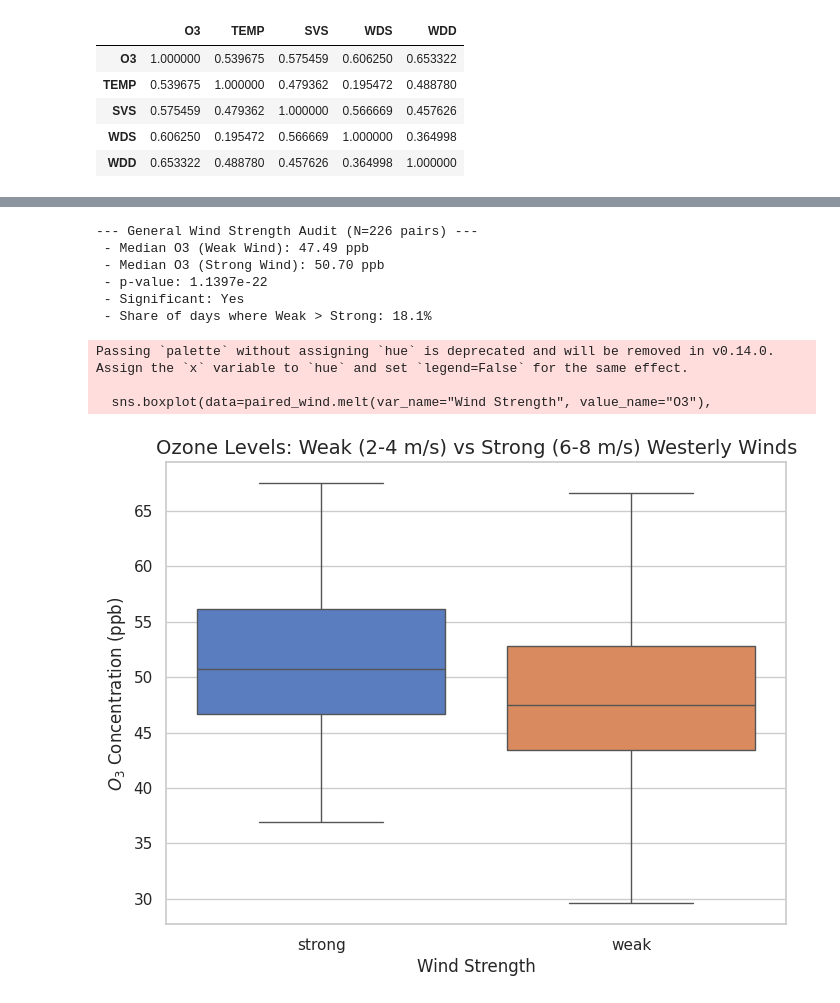
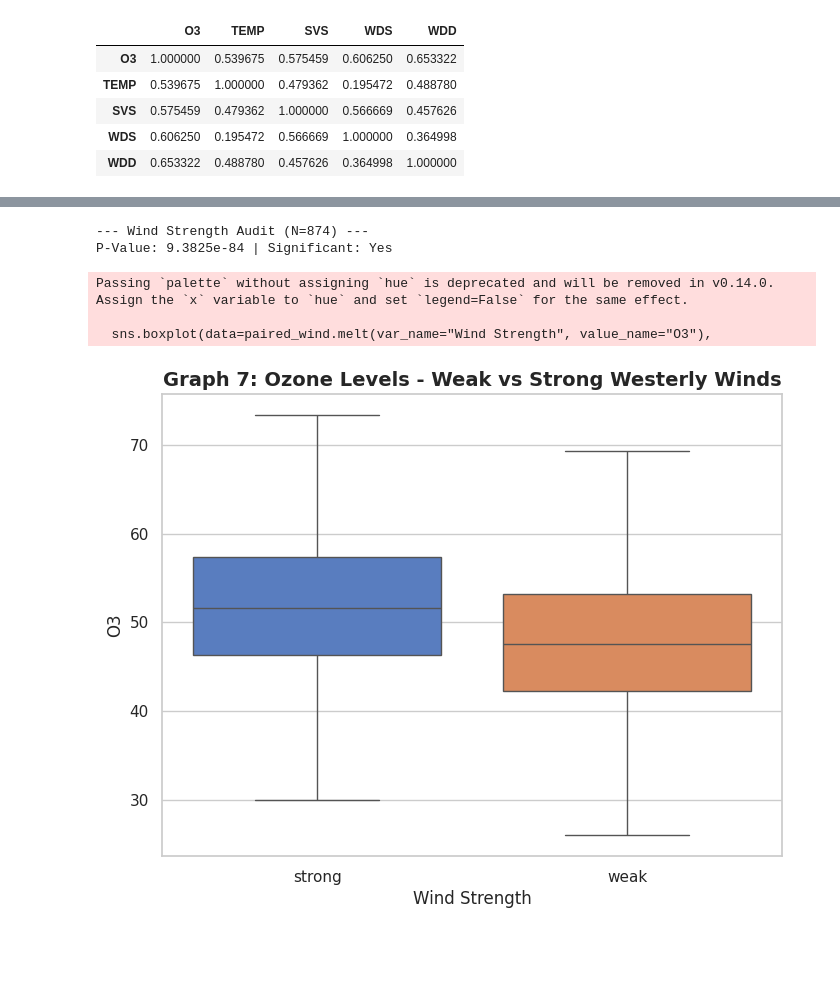
Before and after one commit to michelleshumilov1998-ai/Ozone-Air-Quality-Analysis, a Jupyter notebook: Code.ipynb, the cells around one changed output, grey strips where cells are left out. Drawn from its saved outputs; the diff is of its cells as text; code cells hidden in the pictures; blank space fills up the shorter version.

```diff
--- a/Code.ipynb
+++ b/Code.ipynb
@@ -1081,52 +1317,36 @@ Name: count, dtype: int64
 # %%
 # ============================================================
-# 26. Wind Strength Significance Audit (General)
+# 27. Wind Strength Audit: Transport Mechanism Verification
 # ============================================================
-# Compares O3 levels between 'Weak' (2-4 m/s) and 'Strong' (6-8 m/s) winds.
-# Paired by station and date to isolate the effect of wind transport (Slide 16).
+if 'df_west' in locals():
+    df_ws = df_west.copy()
+    df_ws["wind_strength"] = pd.NA
+    df_ws.loc[(df_ws["WDS"] >= 2) & (df_ws["WDS"] <= 4), "wind_strength"] = "weak"
+    df_ws.loc[(df_ws["WDS"] >= 6) & (df_ws["WDS"] <= 8), "wind_strength"] = "strong"
 
-from scipy.stats import wilcoxon
+    daily_o3 = df_ws.dropna(subset=["wind_strength"]).groupby(["station", "date", "wind_strength"])["O3"].mean().reset_index()
+    paired_wind = daily_o3.pivot_table(index=["station", "date"], columns="wind_strength", values="O3").dropna()
 
-# 1. Classification & Data Preparation
-df_ws = df_west.copy()
-df_ws["wind_strength"] = pd.NA
-df_ws.loc[(df_ws["WDS"] >= 2) & (df_ws["WDS"] <= 4), "wind_strength"] = "weak"
-df_ws.loc[(df_ws["WDS"] >= 6) & (df_ws["WDS"] <= 8), "wind_strength"] = "strong"
+    if len(paired_wind) >= 10:
+        stat, p_val = wilcoxon(paired_wind["weak"], paired_wind["strong"])
+        print(f"--- Wind Strength Audit (N={len(paired_wind)}) ---")
+        print(f"P-Value: {p_val:.4e} | Significant: {'Yes' if p_val < 0.05 else 'No'}")
 
-# Aggregate to daily mean per station/strength
-daily_o3 = df_ws.dropna(subset=["wind_strength"]).groupby(["station", "date", "wind_strength"])["O3"].mean().reset_index()
-paired_wind = daily_o3.pivot_table(index=["station", "date"], columns="wind_strength", values="O3").dropna()
+    plt.figure(figsize=(8, 6))
+    sns.boxplot(data=paired_wind.melt(var_name="Wind Strength", value_name="O3"),
+                x="Wind Strength", y="O3", palette="muted", showfliers=False)
+    plt.title("Graph 7: Ozone Levels - Weak vs Strong Westerly Winds", fontsize=14, fontweight='bold')
 
-# 2. Statistical Execution
-if len(paired_wind) >= 10:
-    stat, p_val = wilcoxon(paired_wind["weak"], paired_wind["strong"], alternative="two-sided")
-
-    print(f"--- General Wind Strength Audit (N={len(paired_wind)} pairs) ---")
-    print(f" - Median O3 (Weak Wind): {paired_wind['weak'].median():.2f} ppb")
-    print(f" - Median O3 (Strong Wind): {paired_wind['strong'].median():.2f} ppb")
-    print(f" - p-value: {p_val:.4e}")
-    print(f" - Significant: {'Yes' if p_val < 0.05 else 'No'}")
-    print(f" - Share of days where Weak > Strong: {(paired_wind['weak'] > paired_wind['strong']).mean()*100:.1f}%")
-
-# 3. Visualization
-plt.figure(figsize=(8, 6))
-sns.boxplot(data=paired_wind.melt(var_name="Wind Strength", value_name="O3"),
-            x="Wind Strength", y="O3", palette="muted", showfliers=False)
-plt.title("Ozone Levels: Weak (2-4 m/s) vs Strong (6-8 m/s) Westerly Winds", fontsize=14)
-plt.ylabel("$O_3$ Concentration (ppb)")
-plt.savefig('wind_strength_paired_comparison.png', dpi=300)
-plt.show()
-files.download('wind_strength_paired_comparison.png')
+    file_ws = 'graph_7_wind_strength_comparison.png'
+    plt.savefig(file_ws, dpi=300, bbox_inches='tight')
+    plt.show()
+    files.download(file_ws)
 # %% [output]
---- General Wind Strength Audit (N=226 pairs) ---
- - Median O3 (Weak Wind): 47.49 ppb
- - Median O3 (Strong Wind): 50.70 ppb
- - p-value: 1.1397e-22
- - Significant: Yes
- - Share of days where Weak > Strong: 18.1%
+--- Wind Strength Audit (N=874) ---
+P-Value: 9.3825e-84 | Significant: Yes
 Passing `palette` without assigning `hue` is deprecated and will be removed in v0.14.0. Assign the `x` variable to `hue` and set `legend=False` for the same effect.
 
   sns.boxplot(data=paired_wind.melt(var_name="Wind Strength", value_name="O3"),
-[figure, old version]
+[figure, new version]
 [interactive output not drawn]
 [interactive output not drawn]
```
Also changed, not shown: parts of 43 cells of this notebook.
